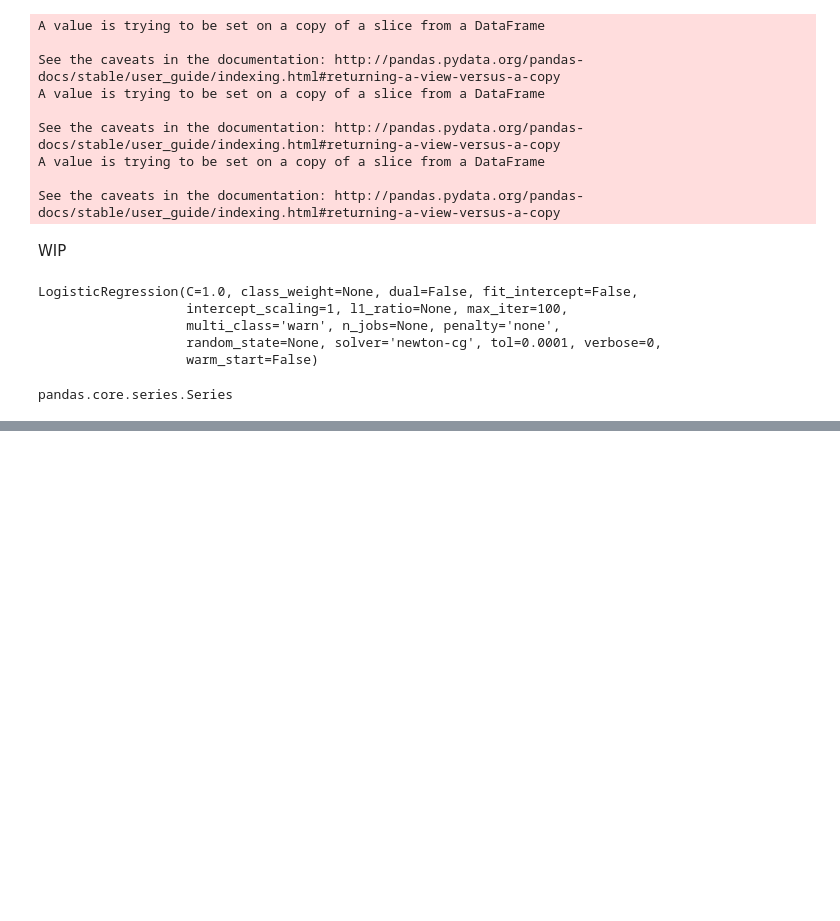
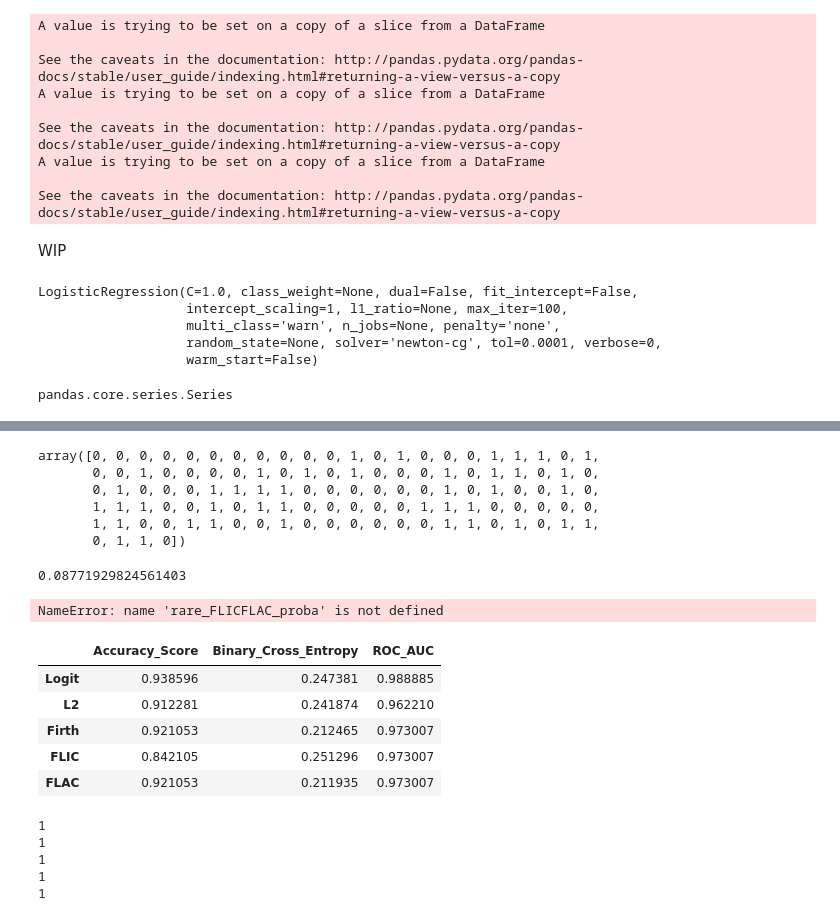
Before and after one commit to minotaur142/pmle, a Jupyter notebook: WIP.ipynb, the cells around one changed output, grey strips where cells are left out. Cells and saved outputs as stored; diff of their text form; code cells hidden in the pictures; blank space fills up the shorter version.

Commit message:
various improvements, FLICFLAC

```diff
--- a/WIP.ipynb
+++ b/WIP.ipynb
@@ -850,0 +835,73 @@ int_small_X.shape
+# %%
+small_l2_preds
+# %% [output]
+array([0, 0, 0, 0, 0, 0, 0, 0, 0, 0, 0, 1, 0, 1, 0, 0, 0, 1, 1, 1, 0, 1,
+       0, 0, 1, 0, 0, 0, 0, 1, 0, 1, 0, 1, 0, 0, 0, 1, 0, 1, 1, 0, 1, 0,
+       0, 1, 0, 0, 0, 1, 1, 1, 1, 0, 0, 0, 0, 0, 0, 1, 0, 1, 0, 0, 1, 0,
+       1, 1, 1, 0, 0, 1, 0, 1, 1, 0, 0, 0, 0, 0, 1, 1, 1, 0, 0, 0, 0, 0,
+       1, 1, 0, 0, 1, 1, 0, 0, 1, 0, 0, 0, 0, 0, 0, 1, 1, 0, 1, 0, 1, 1,
+       0, 1, 1, 0])
+# %%
+accuracy_score(y_test,small_firth_proba.round())
+# %% [output]
+0.08771929824561403
+# %%
+labels = ['Logit', 'L2','Firth','FLIC','FLAC','FLICFLAC']
+results = [rare_control_proba, rare_l2_proba, rare_firth_proba,rare_FLIC_proba,rare_FLAC_proba[:114], rare_FLICFLAC_proba[:114]]
+
+metrics = []
+for result in results:
+    acc = accuracy_score(y_test,result.round())
+    bin_cross_entr = log_loss(y_test,result)
+    roc_auc = roc_auc_score(y_test,result)
+    metrics.append([acc,bin_cross_entr,roc_auc])
+
+rare_results = pd.DataFrame.from_dict(dict(zip(labels,metrics)))
+rare_results.index = ['Accuracy_Score','Binary_Cross_Entropy','ROC_AUC']
+rare_results = rare_results.transpose()
+# %% [output]
+NameError: name 'rare_FLICFLAC_proba' is not defined
+# %%
+labels = ['Logit', 'L2','Firth','FLIC','FLAC','FLICFLAC']
+results = [separation_control_proba, separation_l2_proba,
+           separation_firth_proba,separation_FLIC_proba,separation_FLAC_proba[:114],separation_FLICFLAC_proba[:114]]
+
+metrics = []
+for result in results:
+    acc = accuracy_score(y_test,result.round())
+    bin_cross_entr = log_loss(y_test,result)
+    roc_auc = roc_auc_score(y_test,result)
+    metrics.append([acc,bin_cross_entr,roc_auc])
+
+separation_results = pd.DataFrame.from_dict(dict(zip(labels,metrics)))
+separation_results.index = ['Accuracy_Score','Binary_Cross_Entropy','ROC_AUC']
+separation_results = separation_results.transpose()
+# %%
+separation_results
+# %% [output]
+|  | Accuracy_Score | Binary_Cross_Entropy | ROC_AUC |
+| Logit | 0.938596 | 0.247381 | 0.988885 |
+| L2 | 0.912281 | 0.241874 | 0.962210 |
+| Firth | 0.921053 | 0.212465 | 0.973007 |
+| FLIC | 0.842105 | 0.251296 | 0.973007 |
+| FLAC | 0.921053 | 0.211935 | 0.973007 |
+# %%
+labels = ['Logit', 'L2','Firth','FLIC','FLAC','FLICFLAC']
+results = [small_control_proba, small_l2_proba, small_firth_proba,small_FLIC_proba,small_FLAC_proba[:114],small_FLICFLAC_proba[:114]]
+
+metrics = []
+for result in results:
+    acc = accuracy_score(y_test,result.round())
+    bin_cross_entr = log_loss(y_test,result)
+    roc_auc = roc_auc_score(y_test,result)
+    metrics.append([acc,bin_cross_entr,roc_auc])
+
+small_results = pd.DataFrame.from_dict(dict(zip(labels,metrics)))
+small_results.index = ['Accuracy_Score','Binary_Cross_Entropy','ROC_AUC']
+small_results = small_results.transpose()
+# %% [output]
+1
+1
+1
+1
+1
```
Also changed, not shown: parts of 33 cells of this notebook, 1 other file.
